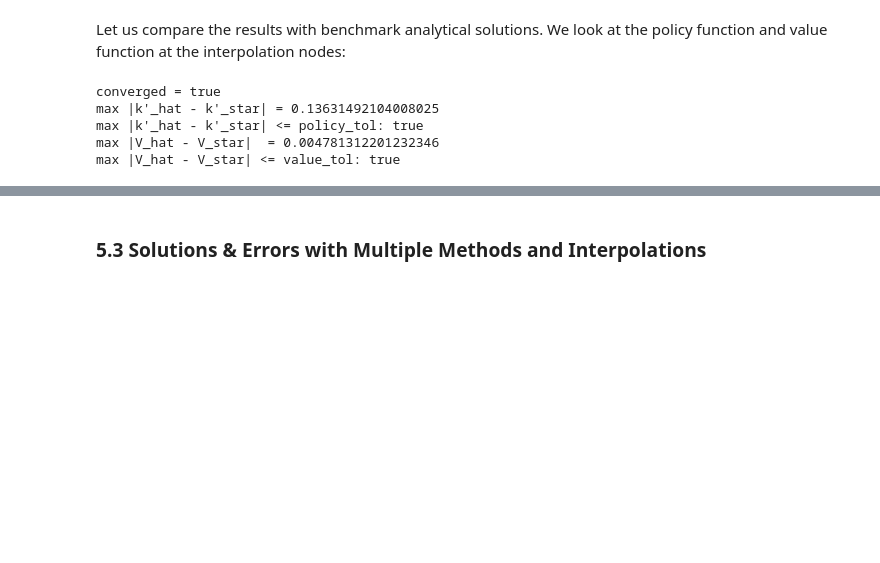
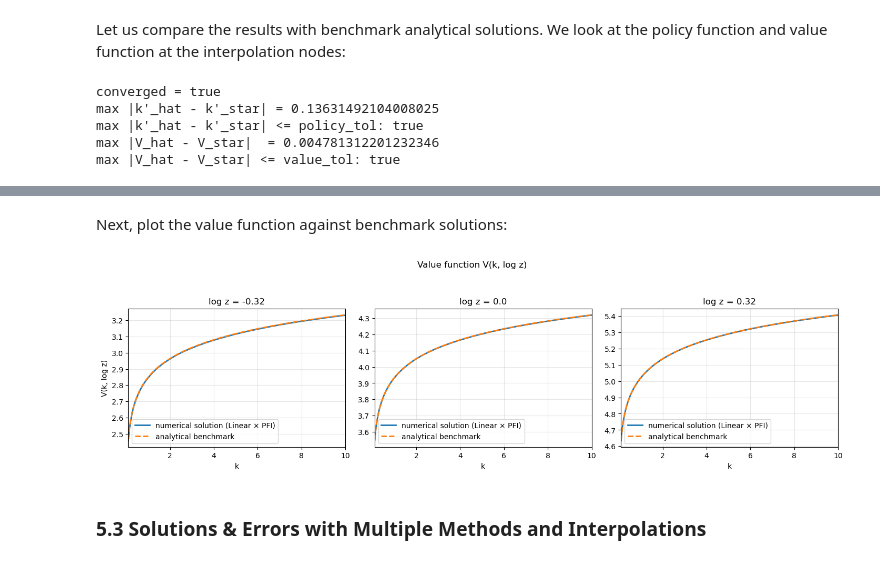
Before and after one commit to QuantEcon/ContinuousDPs.jl, a Jupyter notebook: examples/cdp_ex_santos1999_s73_jl.ipynb, the cells around one changed output, grey strips where cells are left out. Cells and saved outputs as stored; diff of their text form; code cells hidden in the pictures; blank space fills up the shorter version.

```diff
--- a/examples/cdp_ex_santos1999_s73_jl.ipynb
+++ b/examples/cdp_ex_santos1999_s73_jl.ipynb
@@ -304,3 +303,32 @@ display(fig)
+# %% [markdown]
+Next, plot the value function against benchmark solutions:
+# %%
+fig = plt.figure(figsize=(4.8 * ncols, 4.2))
+
+for (j, logz0) in enumerate(logz_slices)
+    ax = fig.add_subplot(1, ncols, j)
+
+    V_hat_slice, _, _ = evaluate_slice!(res, k_plot_grid, logz0)
+    V_bench = v_star.(k_plot_grid, logz0)
+
+    ax.plot(k_plot_grid, V_hat_slice, lw=2, label=lbl_approx)
+    ax.plot(k_plot_grid, V_bench, lw=2, linestyle="--", label=lbl_bench)
+
+    ax.set_title("log z = $(round(logz0, digits=2))")
+    ax.set_xlabel("k")
+    if j == 1
+        ax.set_ylabel("V(k, log z)")
+    end
+    ax.set_xlim(k_min, k_max)
+    ax.grid(true, alpha=0.3)
+    ax.legend()
+end
+
+fig.suptitle("Value function V(k, log z)")
+fig.tight_layout(rect=[0, 0, 1, 0.92])
+display(fig)
+# %% [output]
+[figure, added]
 # %% [markdown]
 ### 5.3 Solutions & Errors with Multiple Methods and Interpolations
 # %%
```
Also changed, not shown: parts of 8 cells of this notebook.
